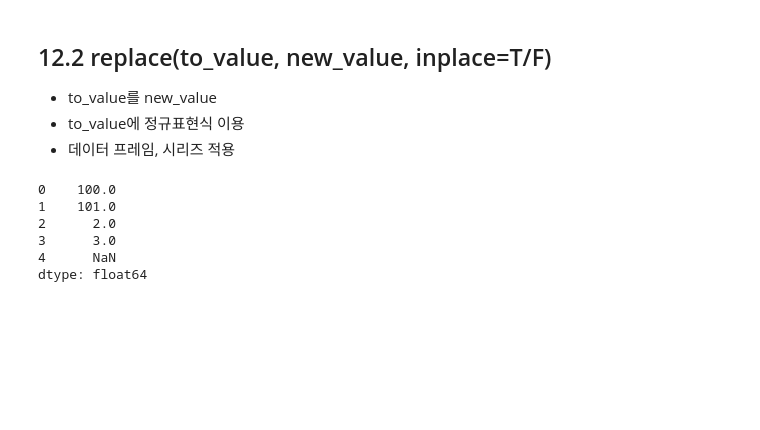
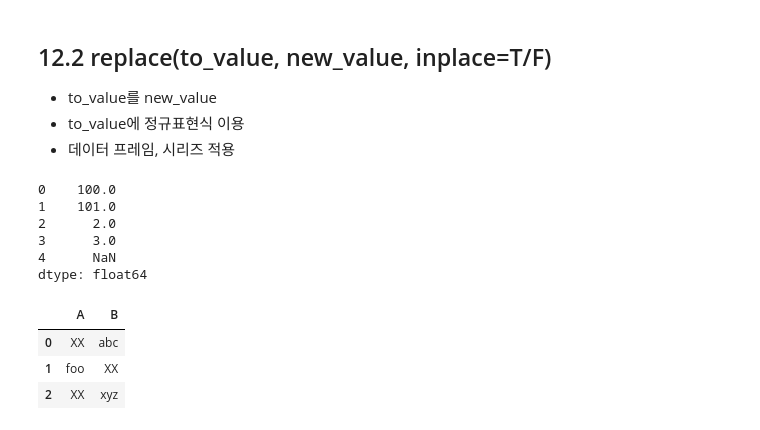
Before and after one commit to comlec/ai_x, a Jupyter notebook: source/01_python/ch11_데이터프레임과시리즈(Pandas)_9절~.ipynb, the cells around one changed output. Drawn from its saved outputs; the diff is of its cells as text; code cells hidden in the pictures; blank space fills up the shorter version.

```diff
--- a/source/01_python/ch11_데이터프레임과시리즈(Pandas)_9절~.ipynb
+++ b/source/01_python/ch11_데이터프레임과시리즈(Pandas)_9절~.ipynb
@@ -795,3 +795,12 @@ s.replace([0,1], [100, 101]) # 0은 100으로, 1은 101로 변경
 3      3.0
 4      NaN
 dtype: float64
+# %%
+df = pd.DataFrame({'A': ['bat', 'foo', 'bait'],
+                   'B': ['abc', 'bar', 'xyz']})
+df.replace(r'ba.+', 'XX', regex=True)
+# %% [output]
+|  | A | B |
+| 0 | XX | abc |
+| 1 | foo | XX |
+| 2 | XX | xyz |
```
Also changed, not shown: parts of 10 cells of this notebook.
